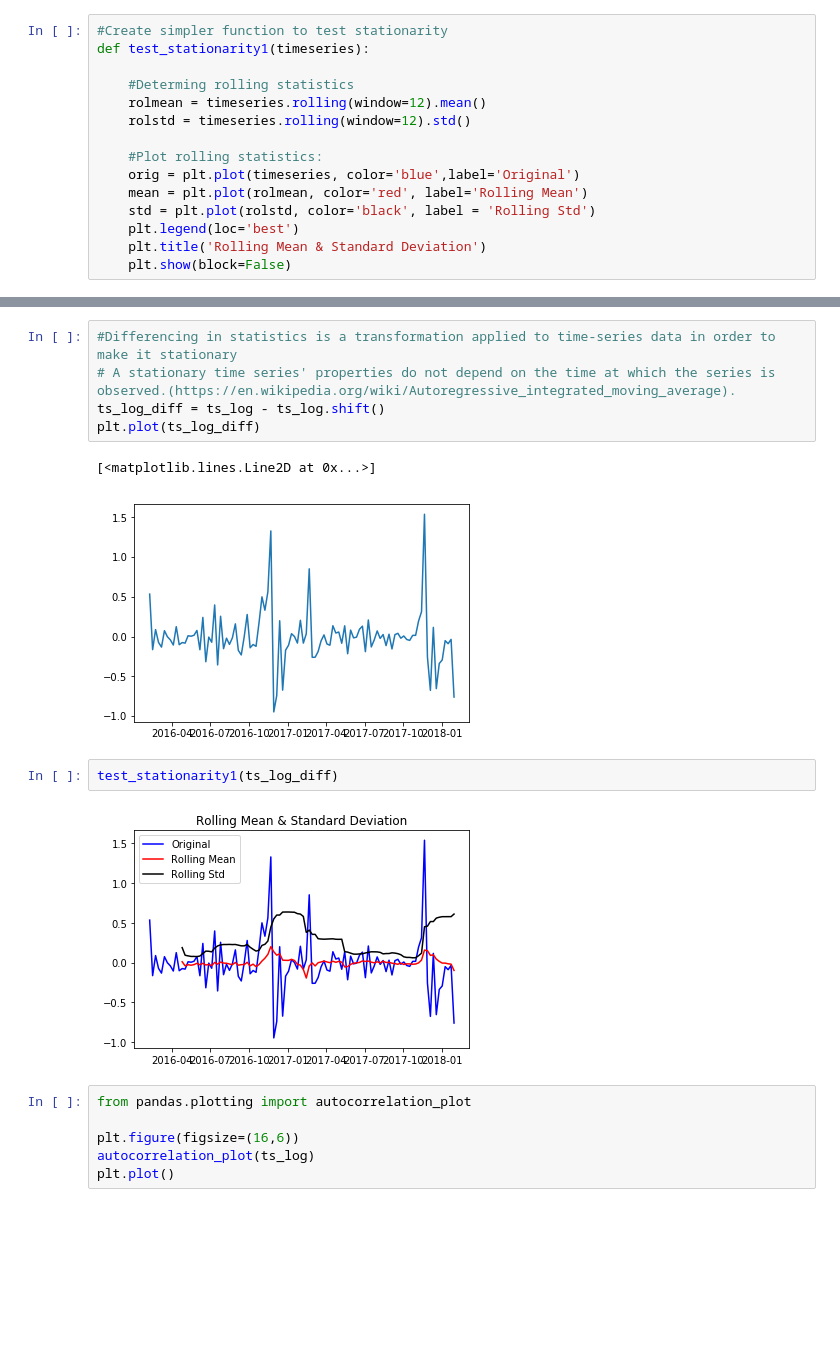
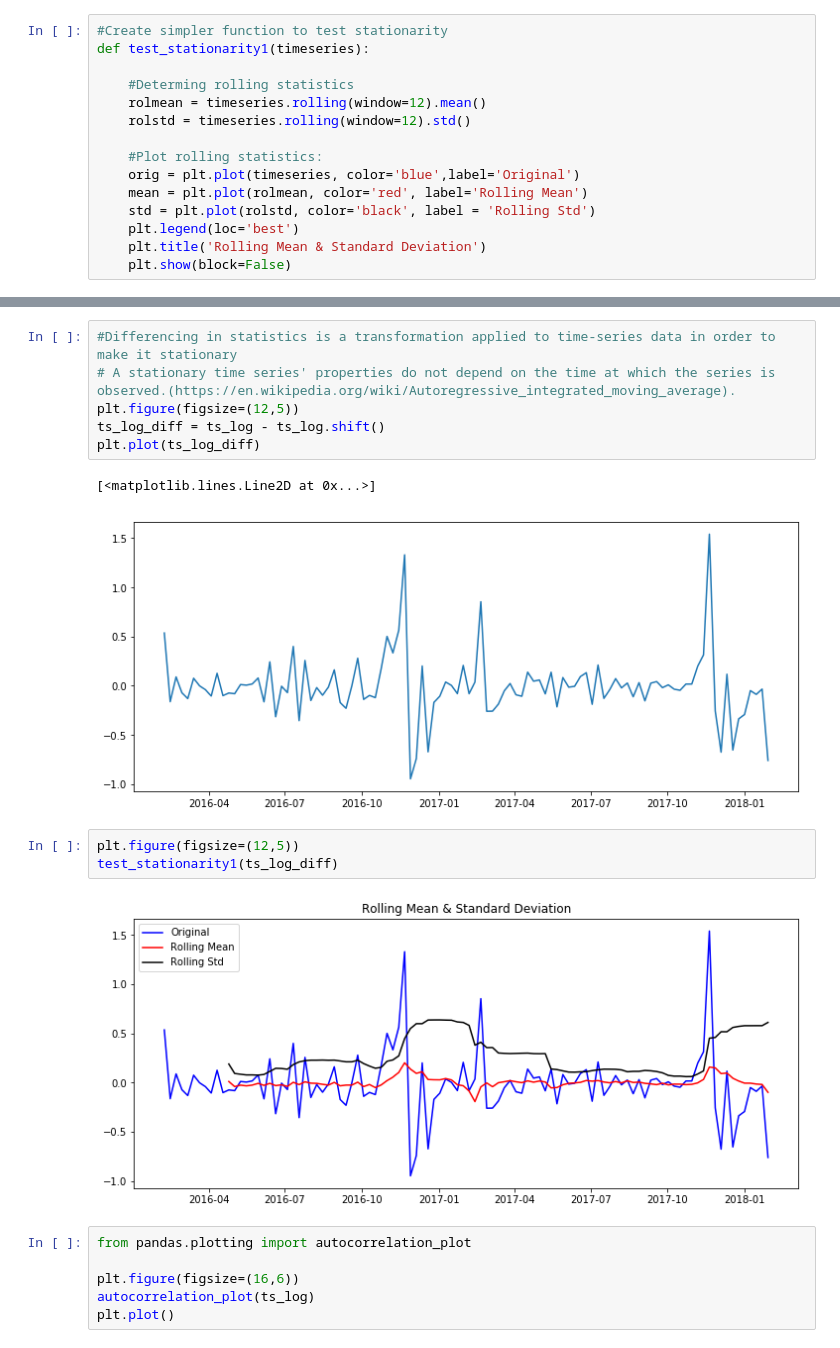
Before and after one commit to melodymassis/TS_Forecasting, a Jupyter notebook: index.ipynb, the cells around one changed output, grey strips where cells are left out. Saved outputs shown, nothing was run; the diff lists cells and outputs as text; blank space fills up the shorter version.

```diff
--- a/index.ipynb
+++ b/index.ipynb
@@ -251,15 +250,17 @@ test_stationarity1(ts_log_decompose)
 # %%
 #Differencing in statistics is a transformation applied to time-series data in order to make it stationary
 # A stationary time series' properties do not depend on the time at which the series is observed.(https://en.wikipedia.org/wiki/Autoregressive_integrated_moving_average).
+plt.figure(figsize=(12,5))
 ts_log_diff = ts_log - ts_log.shift()
 plt.plot(ts_log_diff)
 # %% [output]
 [<matplotlib.lines.Line2D at 0x...>]
-[figure, old version]
+[figure, new version]
-# %%
-test_stationarity1(ts_log_diff)
-# %% [output]
-[figure, removed]
+# %%
+plt.figure(figsize=(12,5))
+test_stationarity1(ts_log_diff)
+# %% [output]
+[figure, added]
 # %%
 from pandas.plotting import autocorrelation_plot
 
```
Also changed, not shown: parts of 14 cells of this notebook, 1 other file.
